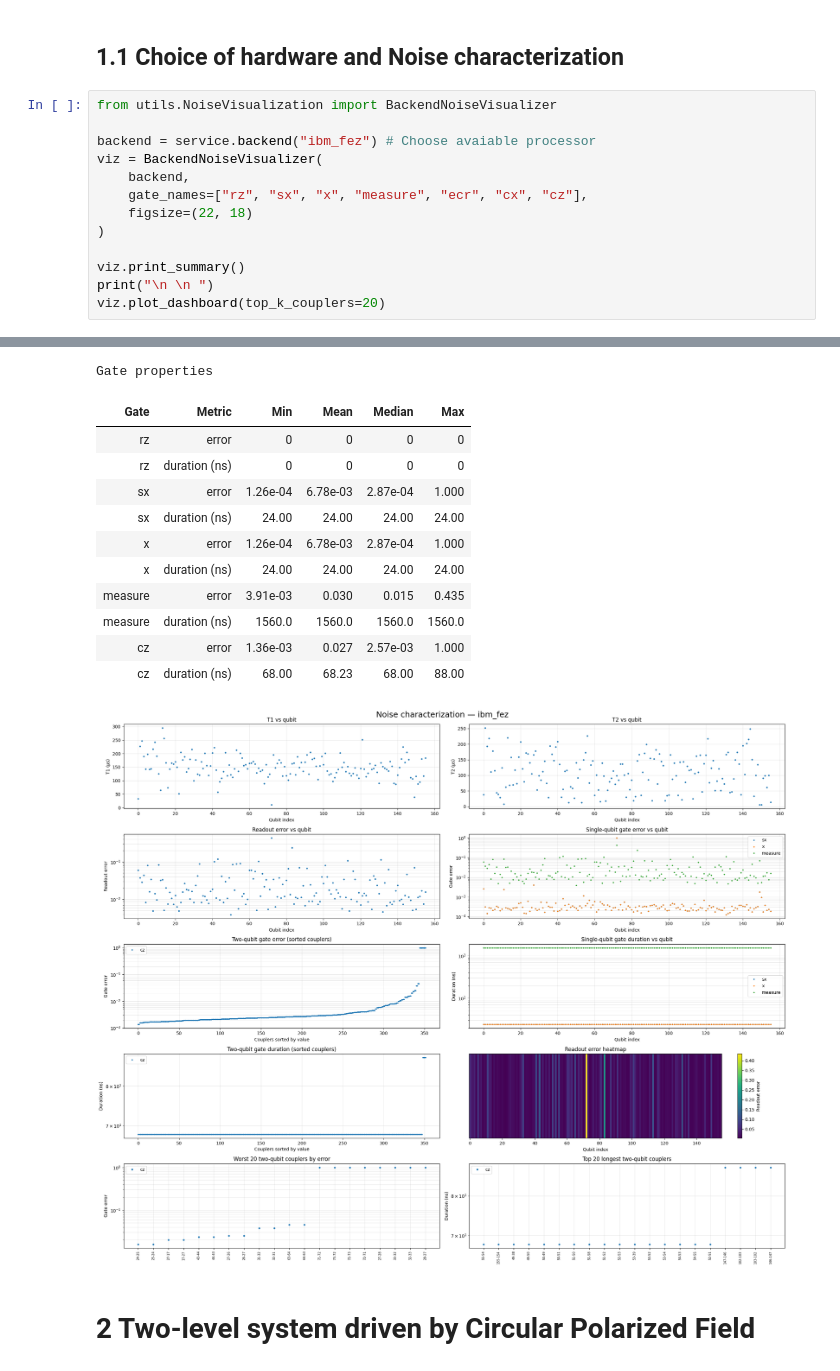
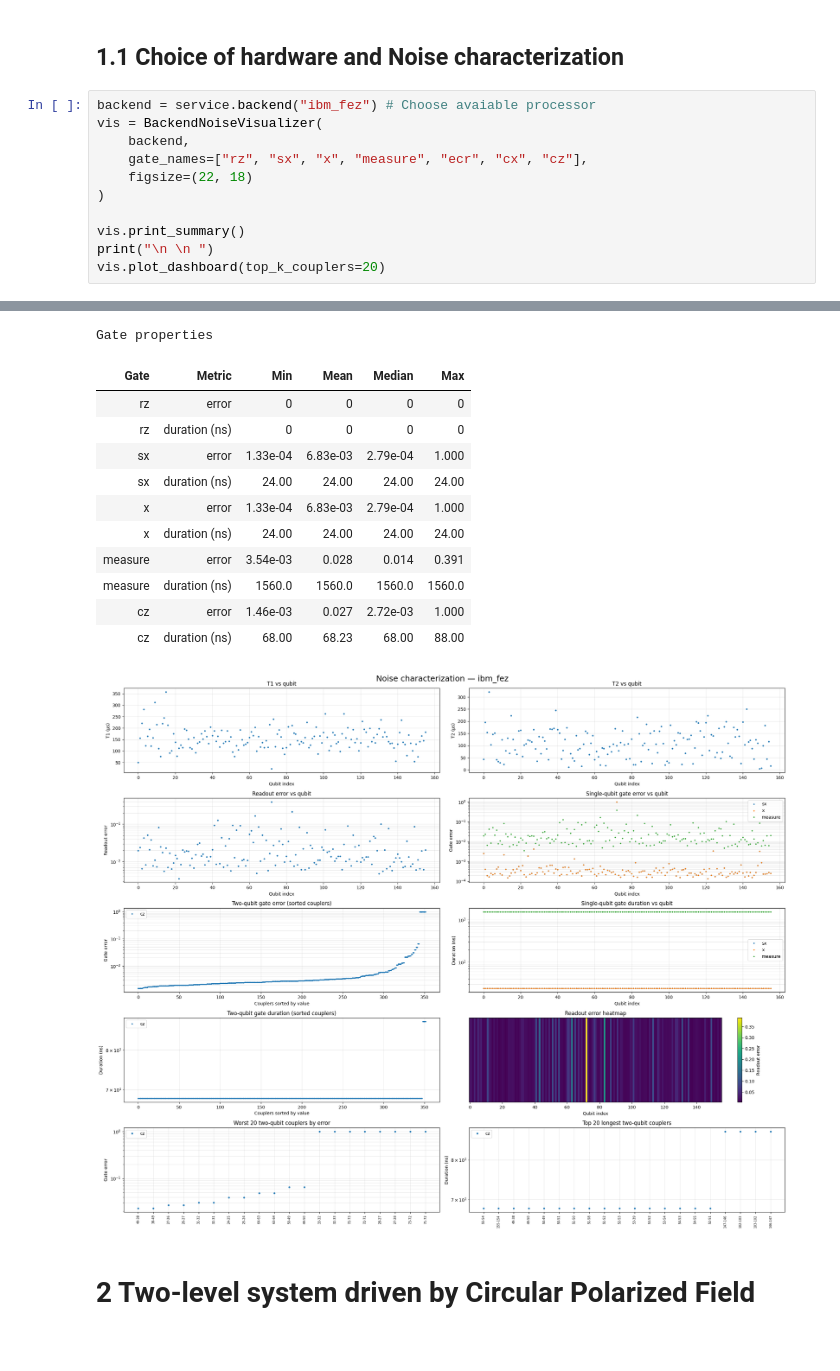
Before and after one commit to DuarteMagano/SuperResolution, a Jupyter notebook: report.ipynb, the cells around one changed output, grey strips where cells are left out. Drawn from its saved outputs; the diff is of its cells as text.

Commit message:
update quantum noise analysis

```diff
--- a/report.ipynb
+++ b/report.ipynb
@@ -45,18 +47,16 @@ ibm_kingston ['cz', 'delay', 'id', 'if_else', 'measure', 'measure_2', 'reset', '
 # %% [markdown]
 ## 1.1 Choice of hardware and Noise characterization
 # %%
-from utils.NoiseVisualization import BackendNoiseVisualizer
-
 backend = service.backend("ibm_fez") # Choose avaiable processor
-viz = BackendNoiseVisualizer(
+vis = BackendNoiseVisualizer(
     backend,
     gate_names=["rz", "sx", "x", "measure", "ecr", "cx", "cz"],
     figsize=(22, 18)
 )
 
-viz.print_summary()
+vis.print_summary()
 print("\n \n ")
-viz.plot_dashboard(top_k_couplers=20)
+vis.plot_dashboard(top_k_couplers=20)
 # %% [output]
 Backend: ibm_fez
 Qubits: 156
@@ -68,16 +68,16 @@ Qubit properties
 Gate properties
 | Gate | Metric | Min | Mean | Median | Max |
 | rz | error | 0 | 0 | 0 | 0 |
 | rz | duration (ns) | 0 | 0 | 0 | 0 |
-| sx | error | 1.26e-04 | 6.78e-03 | 2.87e-04 | 1.000 |
+| sx | error | 1.33e-04 | 6.83e-03 | 2.79e-04 | 1.000 |
 | sx | duration (ns) | 24.00 | 24.00 | 24.00 | 24.00 |
-| x | error | 1.26e-04 | 6.78e-03 | 2.87e-04 | 1.000 |
+| x | error | 1.33e-04 | 6.83e-03 | 2.79e-04 | 1.000 |
 | x | duration (ns) | 24.00 | 24.00 | 24.00 | 24.00 |
-| measure | error | 3.91e-03 | 0.030 | 0.015 | 0.435 |
+| measure | error | 3.54e-03 | 0.028 | 0.014 | 0.391 |
 | measure | duration (ns) | 1560.0 | 1560.0 | 1560.0 | 1560.0 |
-| cz | error | 1.36e-03 | 0.027 | 2.57e-03 | 1.000 |
+| cz | error | 1.46e-03 | 0.027 | 2.72e-03 | 1.000 |
 | cz | duration (ns) | 68.00 | 68.23 | 68.00 | 88.00 |
-[figure, old version]
+[figure, new version]
 # %% [markdown]
 # 2 Two-level system driven by Circular Polarized Field
 # %% [markdown]
```
Also changed, not shown: parts of 30 cells of this notebook, 2 other files.
